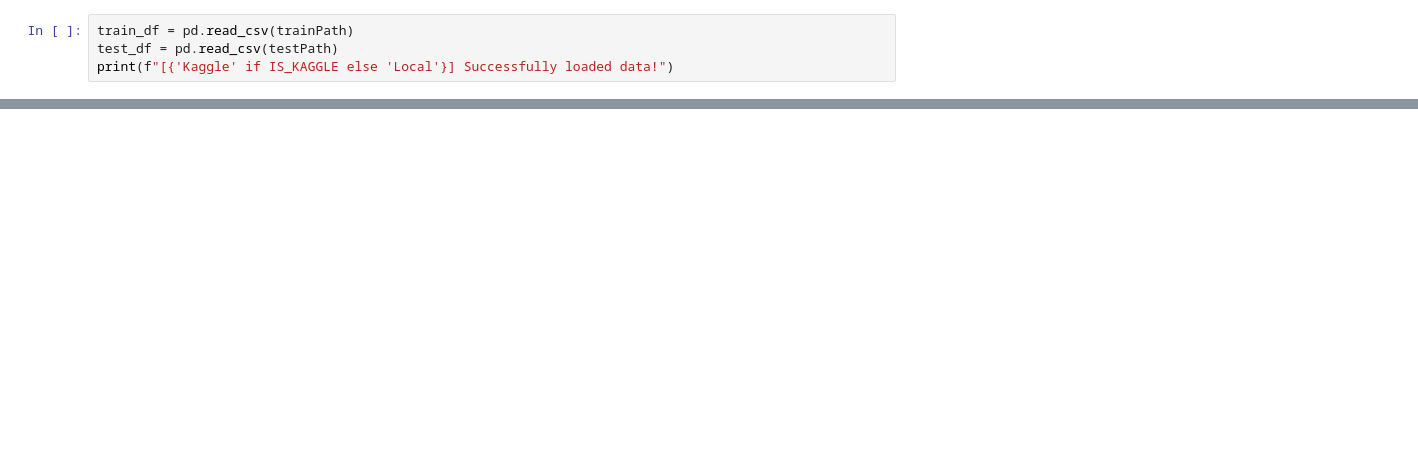
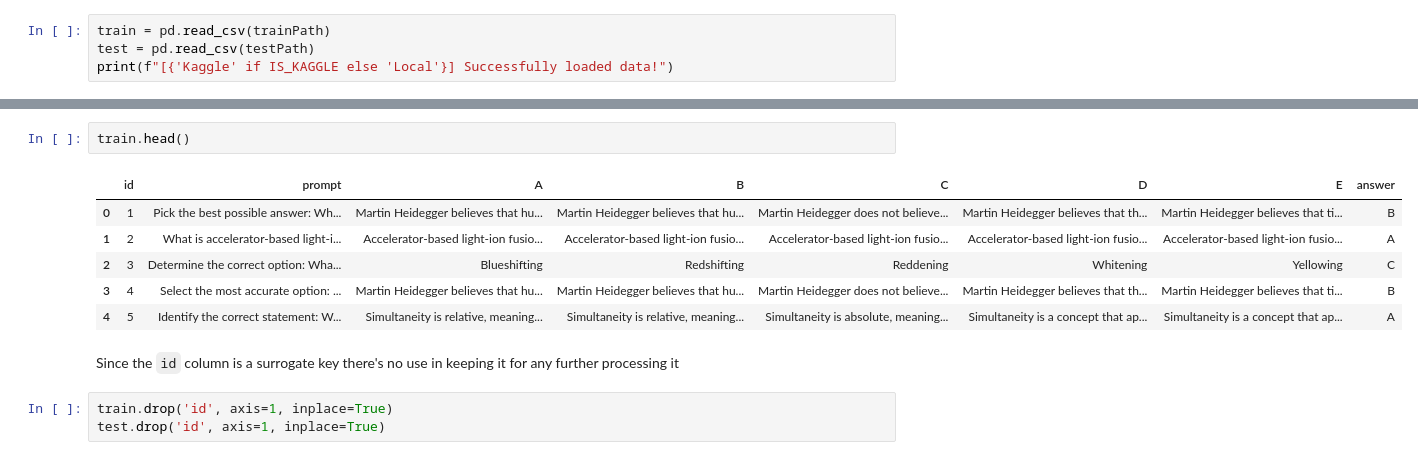
Before and after one commit to Bireswar-Sett/DL_genAI_2026, a Jupyter notebook: DL-24F2001551-notebook-t22026.ipynb, the cells around one changed output, grey strips where cells are left out. Saved outputs shown, nothing was run; the diff lists cells and outputs as text; blank space fills up the shorter version.

```diff
--- a/DL-24F2001551-notebook-t22026.ipynb
+++ b/DL-24F2001551-notebook-t22026.ipynb
@@ -28,5 +64,5 @@ for dirname, _, filenames in os.walk(DATA_DIR):
 # %%
-train_df = pd.read_csv(trainPath)
-test_df = pd.read_csv(testPath)
+train = pd.read_csv(trainPath)
+test = pd.read_csv(testPath)
 print(f"[{'Kaggle' if IS_KAGGLE else 'Local'}] Successfully loaded data!")
 # %% [output]
@@ -55,0 +89,14 @@ Succesfully cloned
+# %%
+train.head()
+# %% [output]
+|  | id | prompt | A | B | C | D | E | answer |
+| 0 | 1 | Pick the best possible answer: Wh... | Martin Heidegger believes that hu... | Martin Heidegger believes that hu... | Martin Heidegger does not believe... | Martin Heidegger believes that th... | Martin Heidegger believes that ti... | B |
+| 1 | 2 | What is accelerator-based light-i... | Accelerator-based light-ion fusio... | Accelerator-based light-ion fusio... | Accelerator-based light-ion fusio... | Accelerator-based light-ion fusio... | Accelerator-based light-ion fusio... | A |
+| 2 | 3 | Determine the correct option: Wha... | Blueshifting | Redshifting | Reddening | Whitening | Yellowing | C |
+| 3 | 4 | Select the most accurate option: ... | Martin Heidegger believes that hu... | Martin Heidegger believes that hu... | Martin Heidegger does not believe... | Martin Heidegger believes that th... | Martin Heidegger believes that ti... | B |
+| 4 | 5 | Identify the correct statement: W... | Simultaneity is relative, meaning... | Simultaneity is relative, meaning... | Simultaneity is absolute, meaning... | Simultaneity is a concept that ap... | Simultaneity is a concept that ap... | A |
+# %% [markdown]
+Since the `id` column is a surrogate key there's no use in keeping it for any further processing it
+# %%
+train.drop('id', axis=1, inplace=True)
+test.drop('id', axis=1, inplace=True)
```
Also changed, not shown: parts of 52 cells of this notebook, 1 other file.
